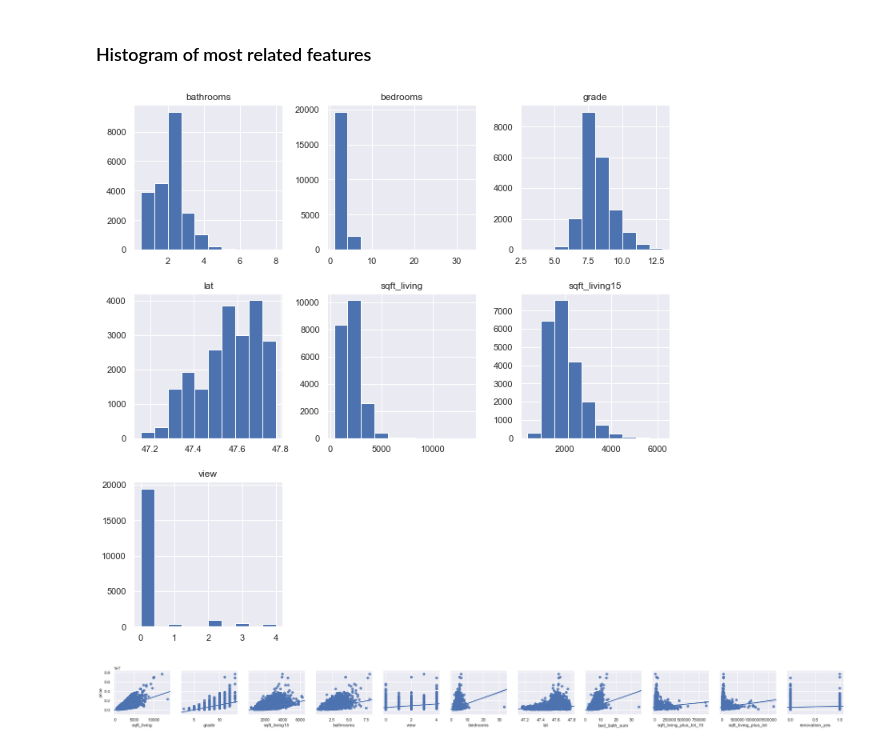
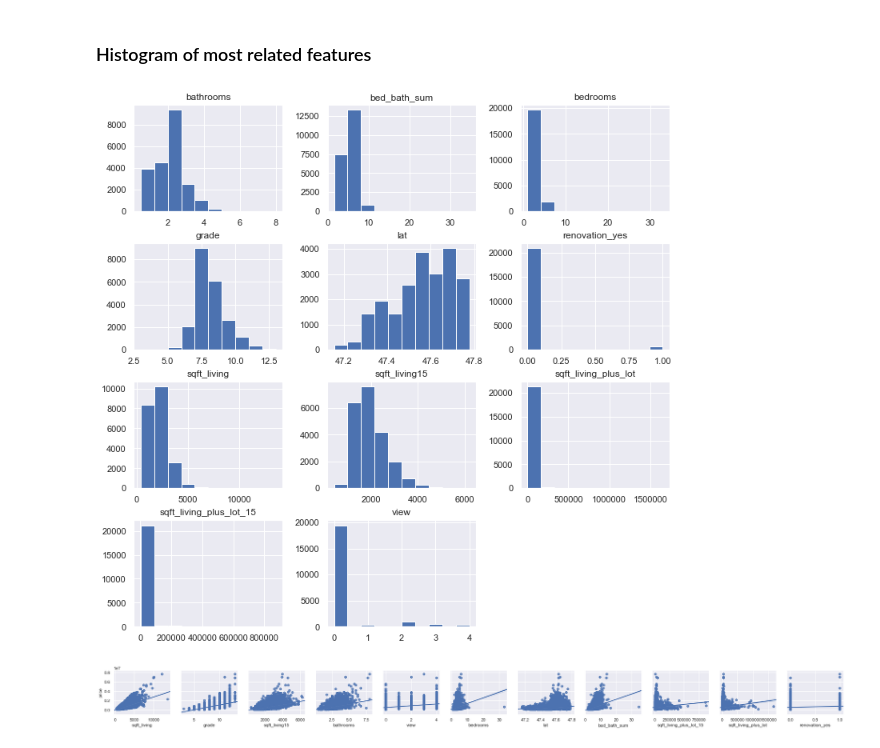
Before and after one commit to A92e/kingcountyWA_home_price_predictor, a Jupyter notebook: WIP_notebook.ipynb, the cells around one changed output. Cells and saved outputs as stored; diff of their text form; code cells hidden in the pictures.

```diff
--- a/WIP_notebook.ipynb
+++ b/WIP_notebook.ipynb
@@ -710,9 +630,11 @@ Warnings:
 # %% [markdown]
 ### Histogram of most related features
 # %%
-house_dff[["sqft_living", "grade", "sqft_living15", "bathrooms", "view", "bedrooms", "lat"]].hist(figsize=[12,12]);
+house_dff[["sqft_living", "grade", "sqft_living15", "bathrooms", "view",
+                                "bedrooms", "lat", "bed_bath_sum", "sqft_living_plus_lot_15",
+                                "sqft_living_plus_lot", "renovation_yes"]].hist(figsize=[12,12]);
 # %% [output]
-[figure, old version]
+[figure, new version]
 # %%
 sns.pairplot(house_dff, x_vars=["sqft_living", "grade", "sqft_living15", "bathrooms", "view",
                                 "bedrooms", "lat", "bed_bath_sum", "sqft_living_plus_lot_15",
```
Also changed, not shown: parts of 41 cells of this notebook.
